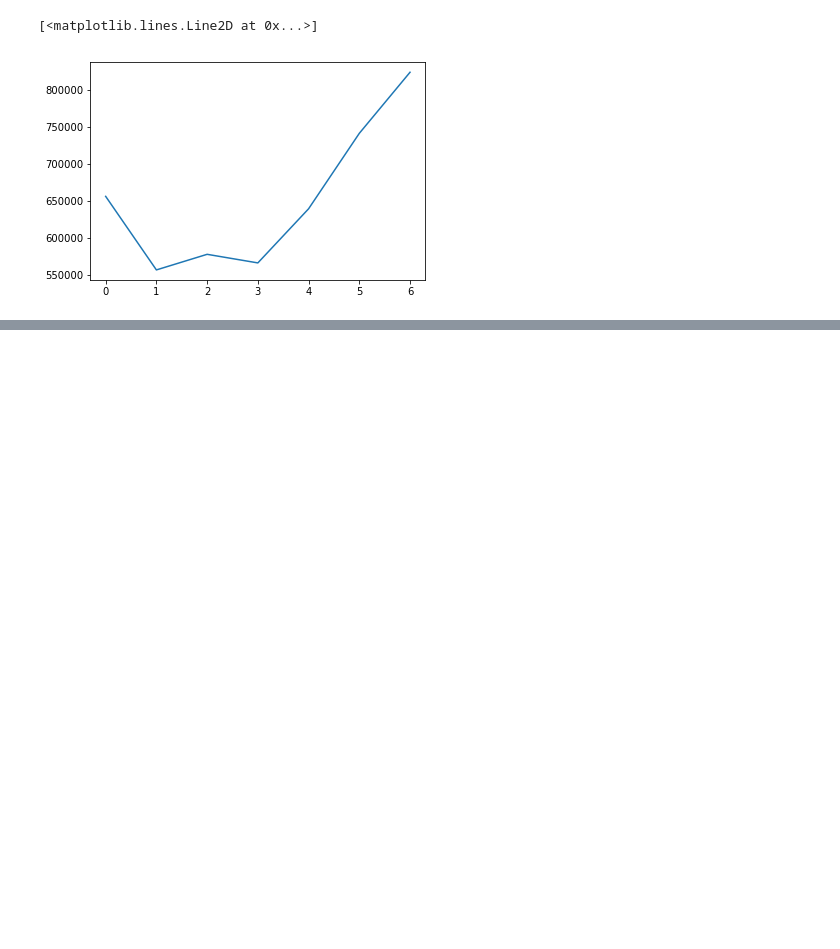
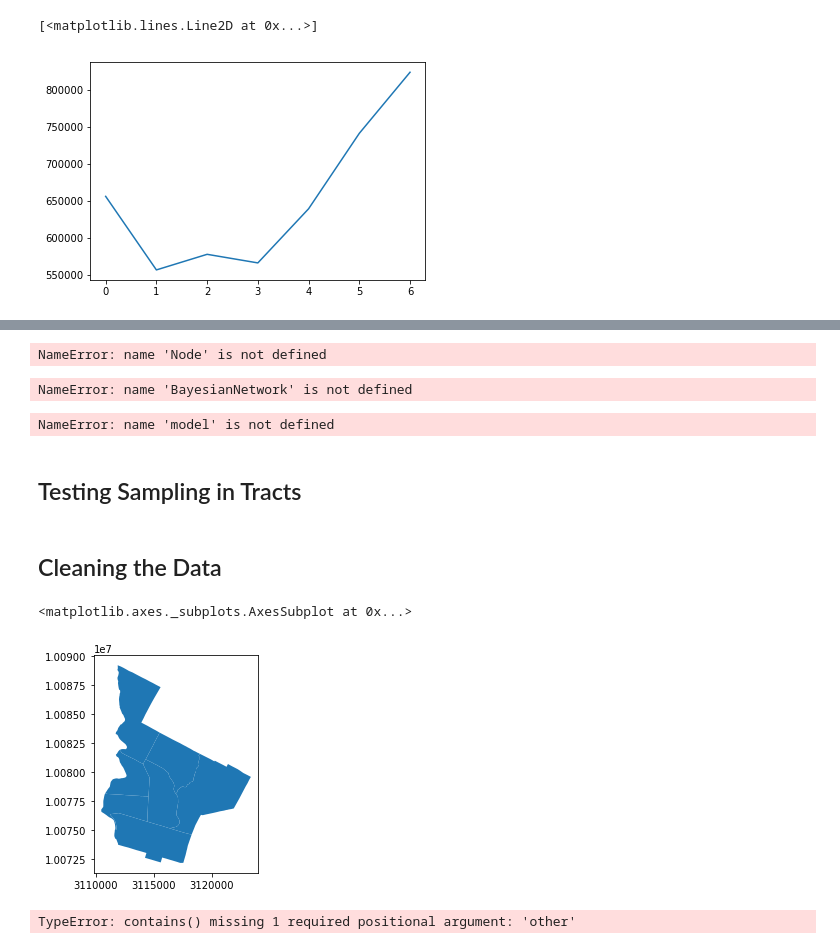
Before and after one commit to sanjayyepuri/DocklessVehicleTraffic, a Jupyter notebook: notebooks/Scratch.ipynb, the cells around one changed output, grey strips where cells are left out. Drawn from its saved outputs; the diff is of its cells as text; code cells hidden in the pictures; blank space fills up the shorter version.

```diff
--- a/notebooks/Scratch.ipynb
+++ b/notebooks/Scratch.ipynb
@@ -82,0 +155,55 @@ ax.plot(day_freq['Day of Week'], day_freq['count'])
+# %%
+s1 = Node(guest, name="guest")
+s2 = Node(prize, name="prize")
+s3 = Node(monty, name="monty")
+# %% [output]
+NameError: name 'Node' is not defined
+# %%
+model = BayesianNetwork("Monty Hall Problem")
+model.add_states(s1, s2, s3)
+model.add_edge(s1, s3)
+model.add_edge(s2, s3)
+model.bake()
+# %% [output]
+NameError: name 'BayesianNetwork' is not defined
+# %%
+print(model.predict([['A', 'B', None],
+                         ['A', 'C', None],
+                         ['C', 'B', None]]))
+# %% [output]
+NameError: name 'model' is not defined
+# %% [markdown]
+## Testing Sampling in Tracts
+# %%
+tract_to_name = {
+    '000204': "Triangle",
+    '000500': "North Campus",
+    '000700': "South Campus",
+    '000401': "East Campus",
+    '000604': "Lower West Campus",
+    '000603': "Upper West Campus",
+    '000601': "Campus"
+}
+
+tract_to_index = {
+    '000204': 0,
+    '000500': 1,
+    '000700': 2,
+    '000401': 3,
+    '000604': 4,
+    '000603': 5,
+    '000601': 6,
+}
+# %% [markdown]
+## Cleaning the Data
+# %%
+geometries = austin[austin['TRACTCE10'].isin(tract_to_name.keys())]['geometry']
+geometries.plot()
+# %% [output]
+<matplotlib.axes._subplots.AxesSubplot at 0x...>
+[figure, added]
+# %%
+# Test latitude 30.284338, -97.744712
+geometries.iloc[tract_to_index['000604']].contains()
+# %% [output]
+TypeError: contains() missing 1 required positional argument: 'other'
```
Also changed, not shown: parts of 12 cells of this notebook, 2 other files.
